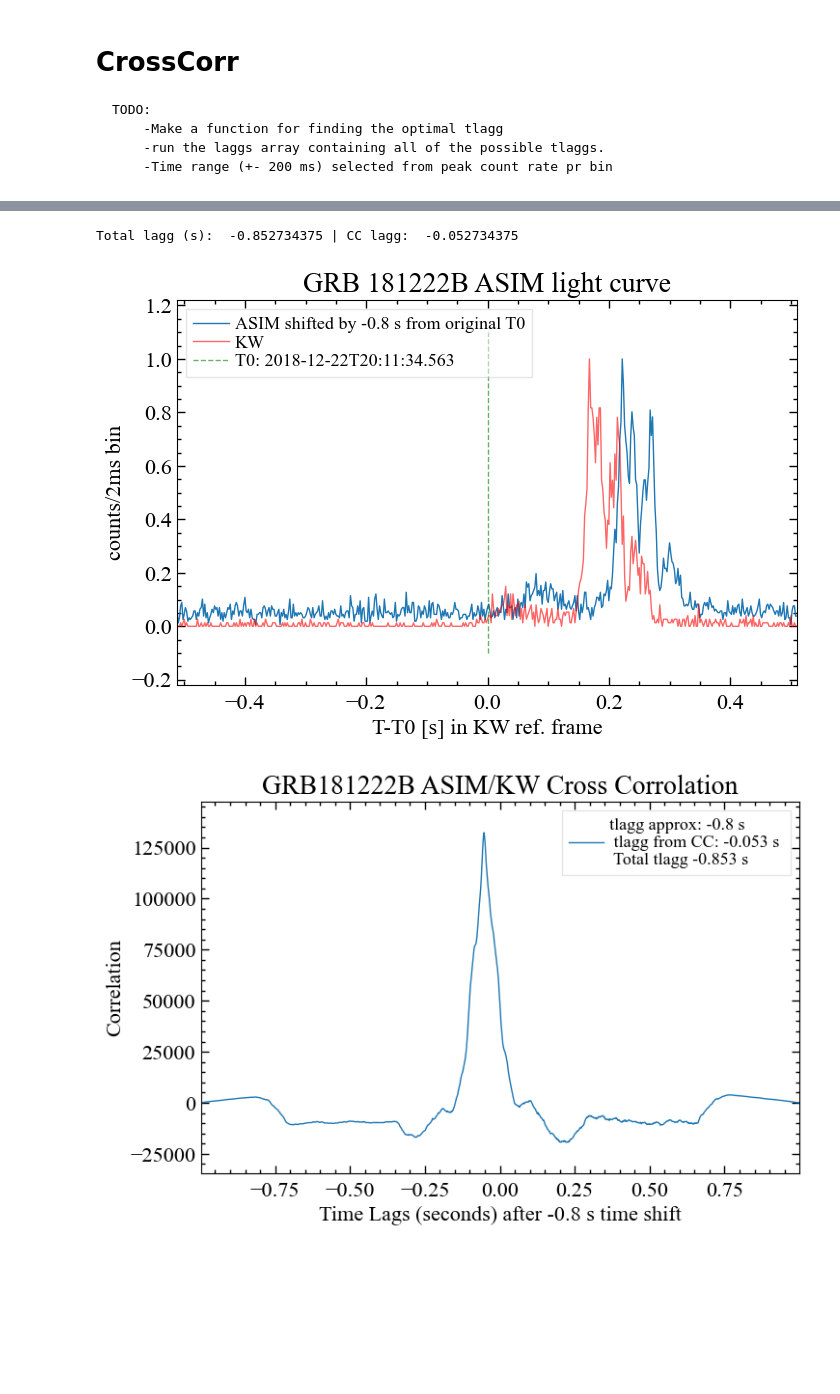
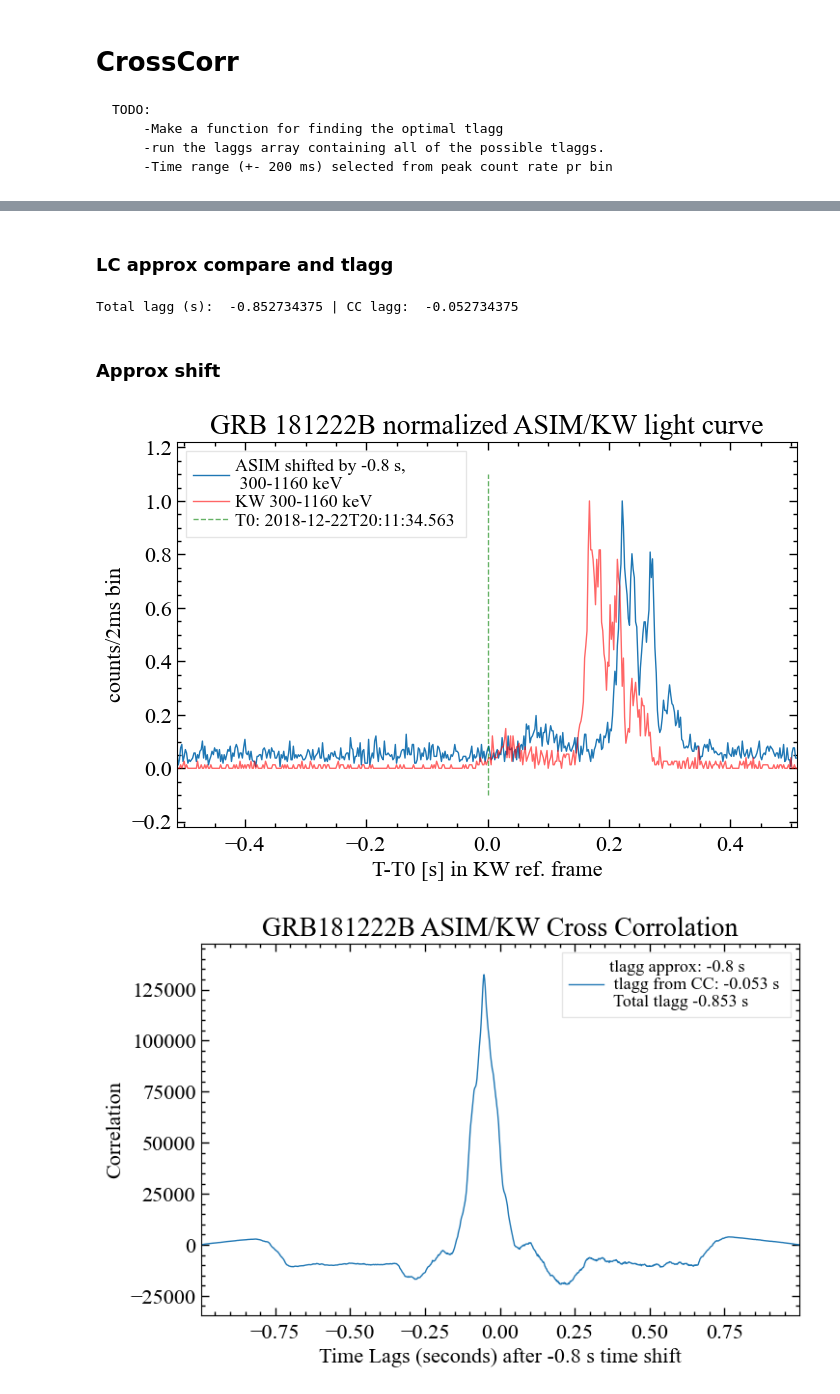
Before and after one commit to AndreasRamsli/GRB, a Jupyter notebook: xspec/ASIM/GRB181222BExtractASIM.ipynb, the cells around one changed output, grey strips where cells are left out. Cells and saved outputs as stored; diff of their text form; code cells hidden in the pictures; blank space fills up the shorter version.

```diff
--- a/xspec/ASIM/GRB181222BExtractASIM.ipynb
+++ b/xspec/ASIM/GRB181222BExtractASIM.ipynb
@@ -91,10 +94,10 @@ for i,kev in enumerate(kevArr):
 kevArr = kevArr[indexInBound]
 tus = tus[indexInBound]
 
-laggApprox = -0.8
+laggApprox = 0.0
 tus += laggApprox
 
-asim_binsOrg = np.round(np.arange(-2,2,binsize,dtype=np.float32),3)
+asim_binsOrg = np.round(np.arange(-0.5,2,binsize,dtype=np.float32),3)
 
 hist = np.histogram(tus,bins=asim_binsOrg)
 asimCounts,asimEdges = hist[0],hist[1]
@@ -106,3 +108,5 @@ asimLC.plot()
+# %% [markdown]
+### LC approx compare and tlagg
 # %%
 kwCompare,asimCompare = CompareLC(kw_lc=kw_lc,asim_lc=asimLC,binsize=binsize)
 #CompareLC actually cuts correctly kw if asim LC is "short"
@@ -113,21 +117,23 @@ print("Total lagg (s): ", tlagg, "| CC lagg: ", CClagg)
 kwFinal,asimFinal = CompareLC(kw_lc=kw_lc,asim_lc=asimLC.shift(CClagg),binsize=binsize,okReturn=True)
 # %% [output]
 Total lagg (s):  -0.852734375 | CC lagg:  -0.052734375
+# %% [markdown]
+### Approx shift
 # %%
 T0_approx = T0_ASIM+timedelta(seconds=laggApprox)
 
-plt.plot(np.round(asimCompare.bin_lo,3),asimCompare.counts/max(asimCompare),label="ASIM shifted by -0.8 s from original T0")
-plt.plot(np.round(kwCompare.bin_lo,3),kwCompare.counts/max(kwCompare),c="r",alpha=0.6,label="KW")
+plt.plot(np.round(asimCompare.bin_lo,3),asimCompare.counts/max(asimCompare),label="ASIM shifted by -0.8 s, \n 300-1160 keV")
+plt.plot(np.round(kwCompare.bin_lo,3),kwCompare.counts/max(kwCompare),c="r",alpha=0.6,label="KW 300-1160 keV")
 
-plt.title("GRB 181222B ASIM light curve")
+plt.title("GRB 181222B normalized ASIM/KW light curve")
 plt.xlabel("T-T0 [s] in KW ref. frame")
 plt.ylabel("counts/2ms bin")
 plt.vlines(x=0.0,ymin=-0.1,ymax=1.1,color="g",label="T0: {} ".format(T0_KW.isoformat(timespec='milliseconds')),alpha=0.6,linestyle="--")
 plt.legend()
-plt.savefig("/Home/siv30/wad005/master/GRB/xspec/GRB181222B/CrossCorralation/asim_approx_shift.png")
+plt.savefig("/Home/siv30/wad005/master/GRB/xspec/GRB181222B/CrossCorralation/ASIM_KW_AppShift.png")
 plt.show()
 # %% [output]
-[figure, old version]
+[figure, new version]
 # %%
 plt.plot(CC.time_lags,CC.corr,label="tlagg approx: {} s \n tlagg from CC: {} s \n Total tlagg {} s".format(np.round(laggApprox,3), np.round(CClagg,3), np.round(tlagg,3)))
 plt.title("GRB181222B ASIM/KW Cross Corrolation")
```
Also changed, not shown: parts of 9 cells of this notebook.
